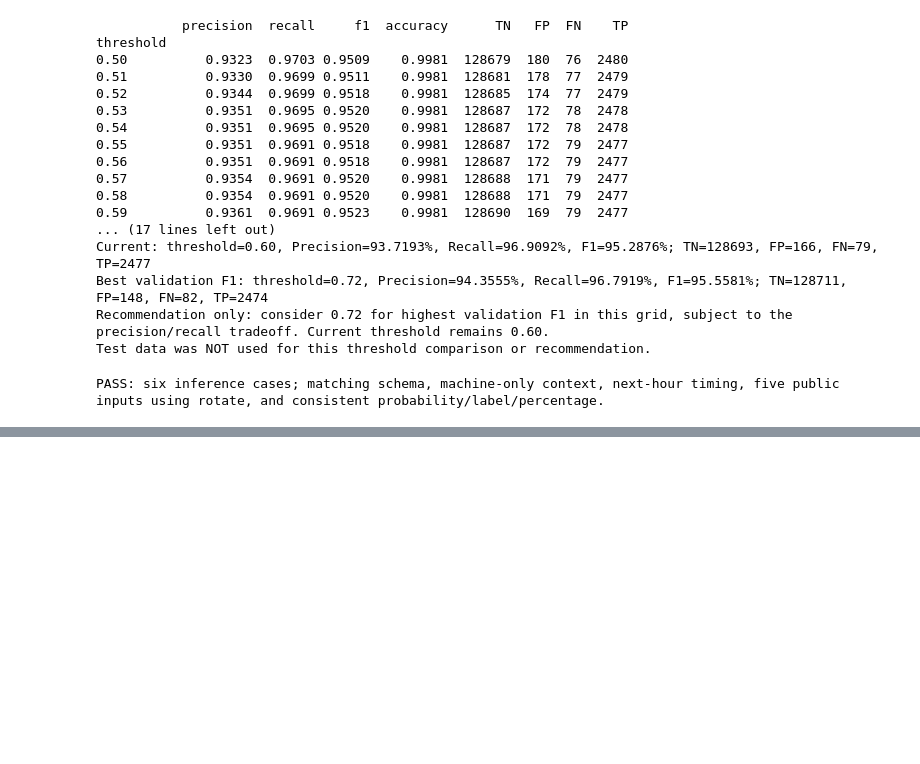
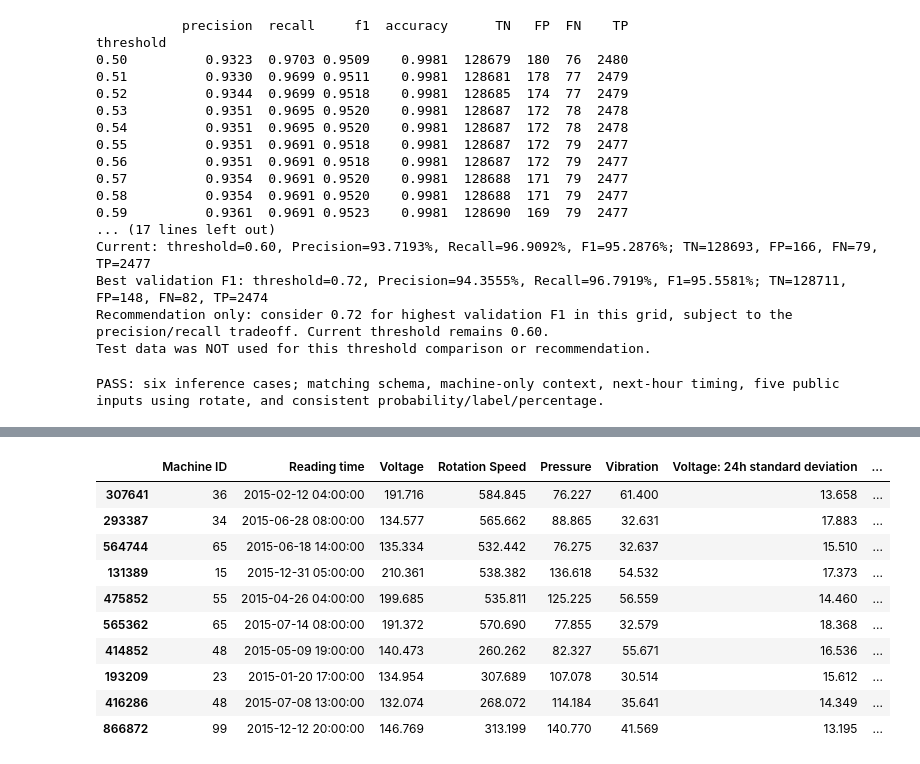
Before and after one commit to ducks5257/predictive-maintenance-machine-failure, a Jupyter notebook: notebooks/model.ipynb, the cells around one changed output, grey strips where cells are left out. Cells and saved outputs as stored; diff of their text form; code cells hidden in the pictures; blank space fills up the shorter version.

```diff
--- a/notebooks/model.ipynb
+++ b/notebooks/model.ipynb
@@ -1566,0 +1773,56 @@ PASS: six inference cases; matching schema, machine-only context, next-hour timi
+# %%
+anomaly_by_machine = {}
+_anomaly_machine_summary_rows = []
+for _anomaly_name, _anomaly_result in anomaly_results.items():
+    _anomaly_counts = _anomaly_result.assign(
+        _flag=_anomaly_result["anomaly_status"].eq("Anomaly Detected")
+    ).groupby("machineID")["_flag"].agg(rows="size", anomaly_rows="sum")
+    _anomaly_counts["anomaly_pct"] = 100 * _anomaly_counts["anomaly_rows"] / _anomaly_counts["rows"]
+    _anomaly_total = int(_anomaly_counts["anomaly_rows"].sum())
+    _anomaly_counts["share_of_anomalies_pct"] = (
+        100 * _anomaly_counts["anomaly_rows"] / _anomaly_total if _anomaly_total else 0.0
+    )
+    anomaly_by_machine[_anomaly_name] = _anomaly_counts
+    _anomaly_active = int(_anomaly_counts["anomaly_rows"].gt(0).sum())
+    _anomaly_share = float(_anomaly_counts["share_of_anomalies_pct"].max())
+    _anomaly_machine_summary_rows.append({
+        "split": _anomaly_name, "machines": len(_anomaly_counts),
+        "min_anomaly_pct": _anomaly_counts["anomaly_pct"].min(),
+        "median_anomaly_pct": _anomaly_counts["anomaly_pct"].median(),
+        "max_anomaly_pct": _anomaly_counts["anomaly_pct"].max(),
+        "machines_with_anomalies": _anomaly_active,
+        "largest_anomaly_share_pct": _anomaly_share,
+        "largest_share_machine": int(_anomaly_counts["anomaly_rows"].idxmax()) if _anomaly_total else None,
+        "one_machine_dominates": _anomaly_share > 50.0,
+        "all_anomalies_in_one_machine": _anomaly_active == 1,
+    })
+    if _anomaly_name in ("validation", "test"):
+        print(f"\n{_anomaly_name.title()} anomalies by machine:")
+        print(_anomaly_counts.rename_axis("Machine ID").rename(columns={
+            "rows": "Rows", "anomaly_rows": "Anomaly rows", "anomaly_pct": "Anomaly (%)",
+            "share_of_anomalies_pct": "Share of split anomalies (%)",
+        }).to_string(float_format=lambda value: f"{value:.3f}"))
+anomaly_machine_summary = pd.DataFrame(_anomaly_machine_summary_rows).set_index("split")
+print("\nMachine concentration: 'dominates' means more than 50% of a split's anomalies.")
+print(anomaly_machine_summary.to_string(float_format=lambda value: f"{value:.3f}"))
+if anomaly_machine_summary["all_anomalies_in_one_machine"].any():
+    print("REVIEW: a split's anomalies are entirely concentrated in one machine.")
+
+_anomaly_display_labels = {
+    "machineID": "Machine ID", "datetime": "Reading time", "volt": "Voltage",
+    "rotate": "Rotation Speed", "pressure": "Pressure", "vibration": "Vibration",
+    "anomaly_score": "Anomaly score (relative)", "anomaly_status": "Anomaly status",
+}
+for _anomaly_sensor, _anomaly_label in [("volt", "Voltage"), ("rotate", "Rotation Speed"),
+                                       ("pressure", "Pressure"), ("vibration", "Vibration")]:
+    _anomaly_display_labels.update({
+        f"{_anomaly_sensor}_24h_std": f"{_anomaly_label}: 24h standard deviation",
+        f"{_anomaly_sensor}_vs_24h_mean": f"{_anomaly_label}: deviation from 24h mean",
+        f"{_anomaly_sensor}_6h_change": f"{_anomaly_label}: 6h change",
+    })
+anomaly_top10_test = anomaly_results["test"].nlargest(10, "anomaly_score").loc[
+    :, ["machineID", "datetime"] + anomaly_feature_columns + ["anomaly_score", "anomaly_status"]
+].rename(columns=_anomaly_display_labels)
+print("\nTop 10 most anomalous test readings (descriptive review only):")
+display(anomaly_top10_test.style.format(precision=3))
+# %% [output]
@@ -1566,0 +1846,11 @@ PASS: six inference cases; matching schema, machine-only context, next-hour timi
+|  | Machine ID | Reading time | Voltage | Rotation Speed | Pressure | Vibration | Voltage: 24h standard deviation | ... |
+| 307641 | 36 | 2015-02-12 04:00:00 | 191.716 | 584.845 | 76.227 | 61.400 | 13.658 | ... |
+| 293387 | 34 | 2015-06-28 08:00:00 | 134.577 | 565.662 | 88.865 | 32.631 | 17.883 | ... |
+| 564744 | 65 | 2015-06-18 14:00:00 | 135.334 | 532.442 | 76.275 | 32.637 | 15.510 | ... |
+| 131389 | 15 | 2015-12-31 05:00:00 | 210.361 | 538.382 | 136.618 | 54.532 | 17.373 | ... |
+| 475852 | 55 | 2015-04-26 04:00:00 | 199.685 | 535.811 | 125.225 | 56.559 | 14.460 | ... |
+| 565362 | 65 | 2015-07-14 08:00:00 | 191.372 | 570.690 | 77.855 | 32.579 | 18.368 | ... |
+| 414852 | 48 | 2015-05-09 19:00:00 | 140.473 | 260.262 | 82.327 | 55.671 | 16.536 | ... |
+| 193209 | 23 | 2015-01-20 17:00:00 | 134.954 | 307.689 | 107.078 | 30.514 | 15.612 | ... |
+| 416286 | 48 | 2015-07-08 13:00:00 | 132.074 | 268.072 | 114.184 | 35.641 | 14.349 | ... |
+| 866872 | 99 | 2015-12-12 20:00:00 | 146.769 | 313.199 | 140.770 | 41.569 | 13.195 | ... |
```
Also changed, not shown: parts of 21 cells of this notebook.
